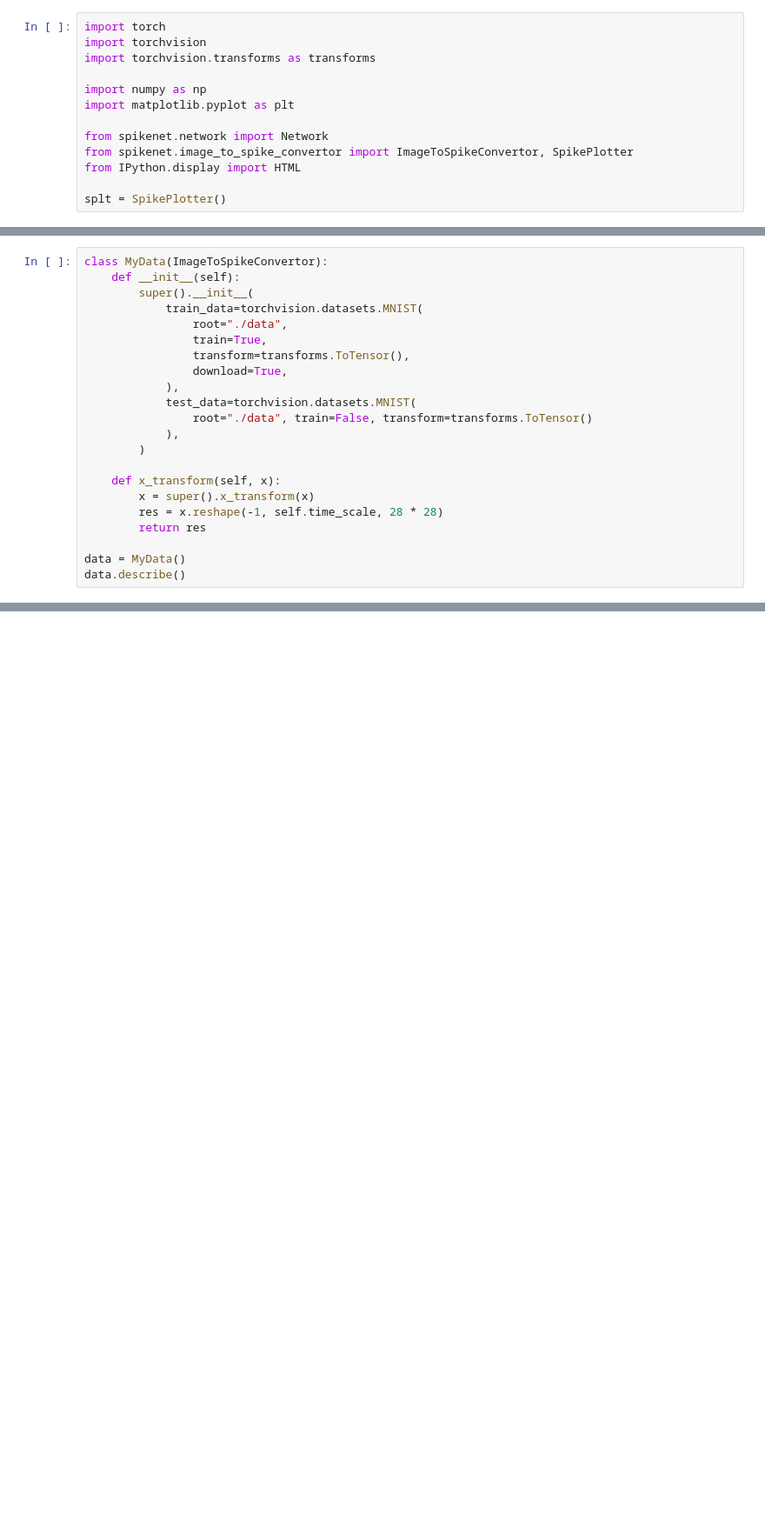
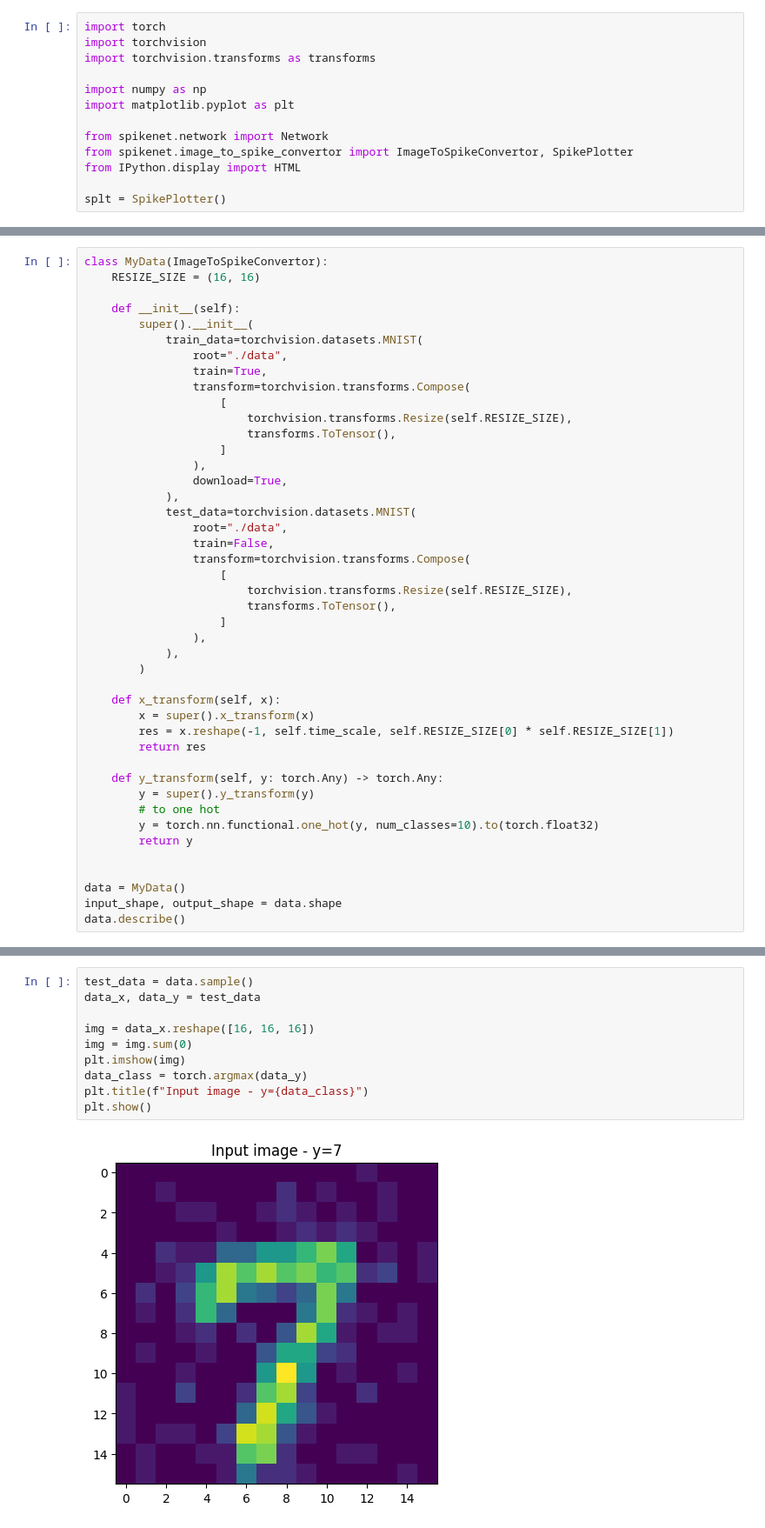
Before and after one commit to ArefMq/action-recognition-via-snn, a Jupyter notebook: SimpleSpikingNetwork.ipynb, the cells around one changed output, grey strips where cells are left out. Shown at 87% size. Cells and saved outputs as stored; diff of their text form; blank space fills up the shorter version.

```diff
--- a/SimpleSpikingNetwork.ipynb
+++ b/SimpleSpikingNetwork.ipynb
@@ -50,22 +14,44 @@ splt = SpikePlotter2()
 # %%
 class MyData(ImageToSpikeConvertor):
+    RESIZE_SIZE = (16, 16)
+
     def __init__(self):
         super().__init__(
             train_data=torchvision.datasets.MNIST(
                 root="./data",
                 train=True,
-                transform=transforms.ToTensor(),
+                transform=torchvision.transforms.Compose(
+                    [
+                        torchvision.transforms.Resize(self.RESIZE_SIZE),
+                        transforms.ToTensor(),
+                    ]
+                ),
                 download=True,
             ),
             test_data=torchvision.datasets.MNIST(
-                root="./data", train=False, transform=transforms.ToTensor()
+                root="./data",
+                train=False,
+                transform=torchvision.transforms.Compose(
+                    [
+                        torchvision.transforms.Resize(self.RESIZE_SIZE),
+                        transforms.ToTensor(),
+                    ]
+                ),
             ),
         )
 
     def x_transform(self, x):
         x = super().x_transform(x)
-        res = x.reshape(-1, self.time_scale, 28 * 28)
+        res = x.reshape(-1, self.time_scale, self.RESIZE_SIZE[0] * self.RESIZE_SIZE[1])
         return res
 
+    def y_transform(self, y: torch.Any) -> torch.Any:
+        y = super().y_transform(y)
+        # to one hot
+        y = torch.nn.functional.one_hot(y, num_classes=10).to(torch.float32)
+        return y
+
+
 data = MyData()
+input_shape, output_shape = data.shape
 data.describe()
@@ -95,0 +82,12 @@ net = net.fit(data, epochs=50)
+# %%
+test_data = data.sample()
+data_x, data_y = test_data
+
+img = data_x.reshape([16, 16, 16])
+img = img.sum(0)
+plt.imshow(img)
+data_class = torch.argmax(data_y)
+plt.title(f"Input image - y={data_class}")
+plt.show()
+# %% [output]
+[figure, added]
```
Also changed, not shown: parts of 21 cells of this notebook, 11 other files.
